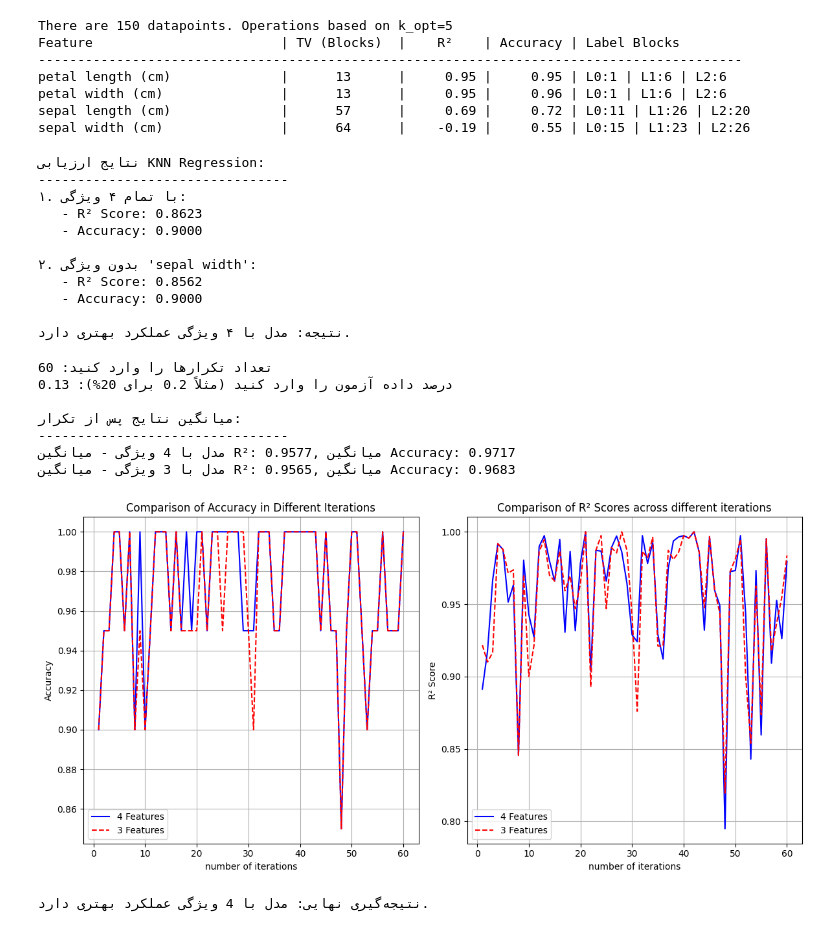
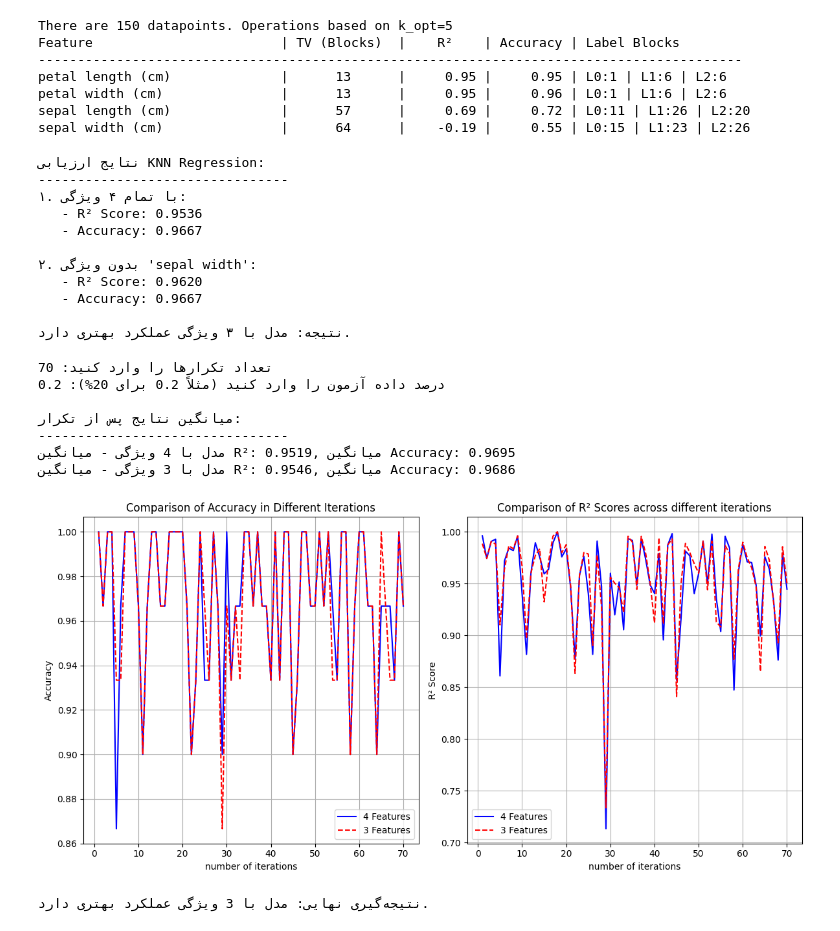
Before and after one commit to mehrnazeraeisi/Iris, a Jupyter notebook: Iris_Regression_Modification.ipynb, the cells around one changed output. Saved outputs shown, nothing was run; the diff lists cells and outputs as text; code cells hidden in the pictures.

```diff
--- a/Iris_Regression_Modification.ipynb
+++ b/Iris_Regression_Modification.ipynb
@@ -261,7 +270,7 @@ sepal width (cm)               |      64      |    -0.19 |     0.55 | L0:15 | L1
 #مقاسه ی روش کی ان ان رگرسیون به دو روش، یکی روی همه ی ویژگیها و یکی بعد از حذف ویژگی بد
 
 # تقسیم داده به آموزش و آزمون (80% آموزش، 20% آزمون)
-X_train, X_test, y_train, y_test = train_test_split(X, y, test_size=0.2)
+X_train, X_test, y_train, y_test = train_test_split(X_iris, y_iris , test_size=0.2)
 
 # حالت ۱: استفاده از تمام ۴ ویژگی
 knn_full = KNeighborsRegressor()
@@ -306,14 +315,14 @@ else:
 نتایج ارزیابی KNN Regression:
 --------------------------------
 ۱. با تمام ۴ ویژگی:
-   - R² Score: 0.8623
-   - Accuracy: 0.9000
+   - R² Score: 0.9536
+   - Accuracy: 0.9667
 
 ۲. بدون ویژگی 'sepal width':
-   - R² Score: 0.8562
-   - Accuracy: 0.9000
+   - R² Score: 0.9620
+   - Accuracy: 0.9667
 
-نتیجه: مدل با ۴ ویژگی عملکرد بهتری دارد.
+نتیجه: مدل با ۳ ویژگی عملکرد بهتری دارد.
 # %%
 # دریافت ورودی از کاربر
 n_iterations = int(input("تعداد تکرارها را وارد کنید: "))
@@ -327,7 +336,7 @@ iterations = range(1, n_iterations+1)
 # حلقه تکرار
 for i in iterations:
     # تقسیم داده
-    X_train, X_test, y_train, y_test = train_test_split(X, y, test_size=test_size)
+    X_train, X_test, y_train, y_test = train_test_split(X_iris, y_iris, test_size=test_size)
 
     # حالت 1: با تمام ویژگی‌ها
     knn_full = KNeighborsRegressor()
@@ -367,36 +376,36 @@ plt.plot(iterations, acc_reduced_list, 'r--', label='3 Features')
 plt.xlabel('number of iterations')
 plt.ylabel('Accuracy')
 plt.title('Comparison of Accuracy in Different Iterations')
 plt.legend()
 plt.grid(True)
 
 # ساب‌پلات دوم: R² Score
 plt.subplot(1, 2, 2)
 plt.plot(iterations, r2_full_list, 'b-', label='4 Features')
 plt.plot(iterations, r2_reduced_list, 'r--', label='3 Features')
 plt.xlabel('number of iterations')
 plt.ylabel('R² Score')
 plt.title('Comparison of R² Scores across different iterations')
 plt.legend()
 plt.grid(True)
 
 plt.tight_layout()
 plt.show()
 
 # نتیجه‌گیری نهایی
 if avg_r2_full > avg_r2_reduced:
     print("\nنتیجه‌گیری نهایی: مدل با 4 ویژگی عملکرد بهتری دارد.")
 elif avg_r2_full < avg_r2_reduced:
     print("\nنتیجه‌گیری نهایی: مدل با 3 ویژگی عملکرد بهتری دارد.")
 else:
     print("\nنتیجه‌گیری نهایی: هر دو مدل عملکرد یکسانی دارند.")
 # %% [output]
-تعداد تکرارها را وارد کنید: 60
-درصد داده آزمون را وارد کنید (مثلاً 0.2 برای 20%): 0.13
+تعداد تکرارها را وارد کنید: 70
+درصد داده آزمون را وارد کنید (مثلاً 0.2 برای 20%): 0.2
 
 میانگین نتایج پس از تکرار:
 --------------------------------
-مدل با 4 ویژگی - میانگین R²: 0.9577, میانگین Accuracy: 0.9717
-مدل با 3 ویژگی - میانگین R²: 0.9565, میانگین Accuracy: 0.9683
+مدل با 4 ویژگی - میانگین R²: 0.9519, میانگین Accuracy: 0.9695
+مدل با 3 ویژگی - میانگین R²: 0.9546, میانگین Accuracy: 0.9686
-[figure, old version]
+[figure, new version]
-نتیجه‌گیری نهایی: مدل با 4 ویژگی عملکرد بهتری دارد.
+نتیجه‌گیری نهایی: مدل با 3 ویژگی عملکرد بهتری دارد.
```
Also changed, not shown: parts of 1 cell of this notebook.
